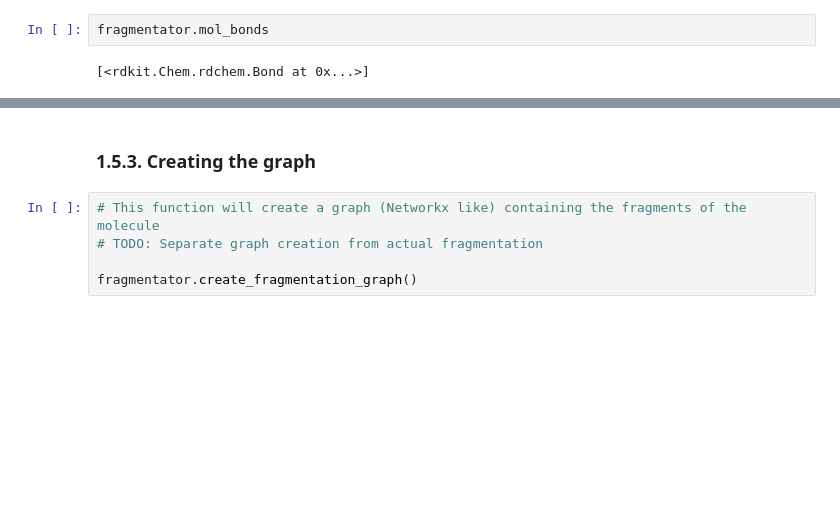
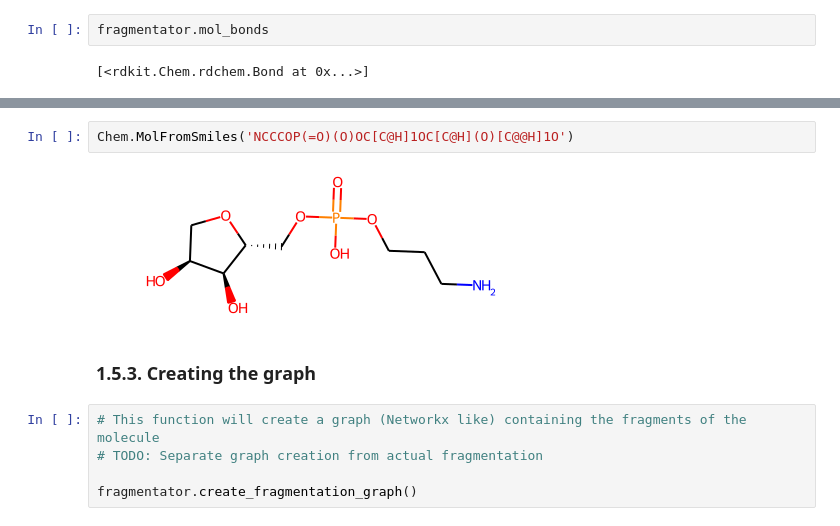
Before and after one commit to mattialpg/geass, a Jupyter notebook: 04 - Geass with Metabolic Disassembler.ipynb, the cells around one changed output, grey strips where cells are left out. Saved outputs shown, nothing was run; the diff lists cells and outputs as text; blank space fills up the shorter version.

```diff
--- a/04 - Geass with Metabolic Disassembler.ipynb
+++ b/04 - Geass with Metabolic Disassembler.ipynb
@@ -483,3 +503,7 @@ fragmentator.mol_bonds
+# %%
+Chem.MolFromSmiles('NCCCOP(=O)(O)OC[C@H]1OC[C@H](O)[C@@H]1O')
+# %% [output]
+[figure, added]
 # %% [markdown]
 ### 1.5.3. Creating the graph
 # %%
```
Also changed, not shown: parts of 9 cells of this notebook, 1 other file.
